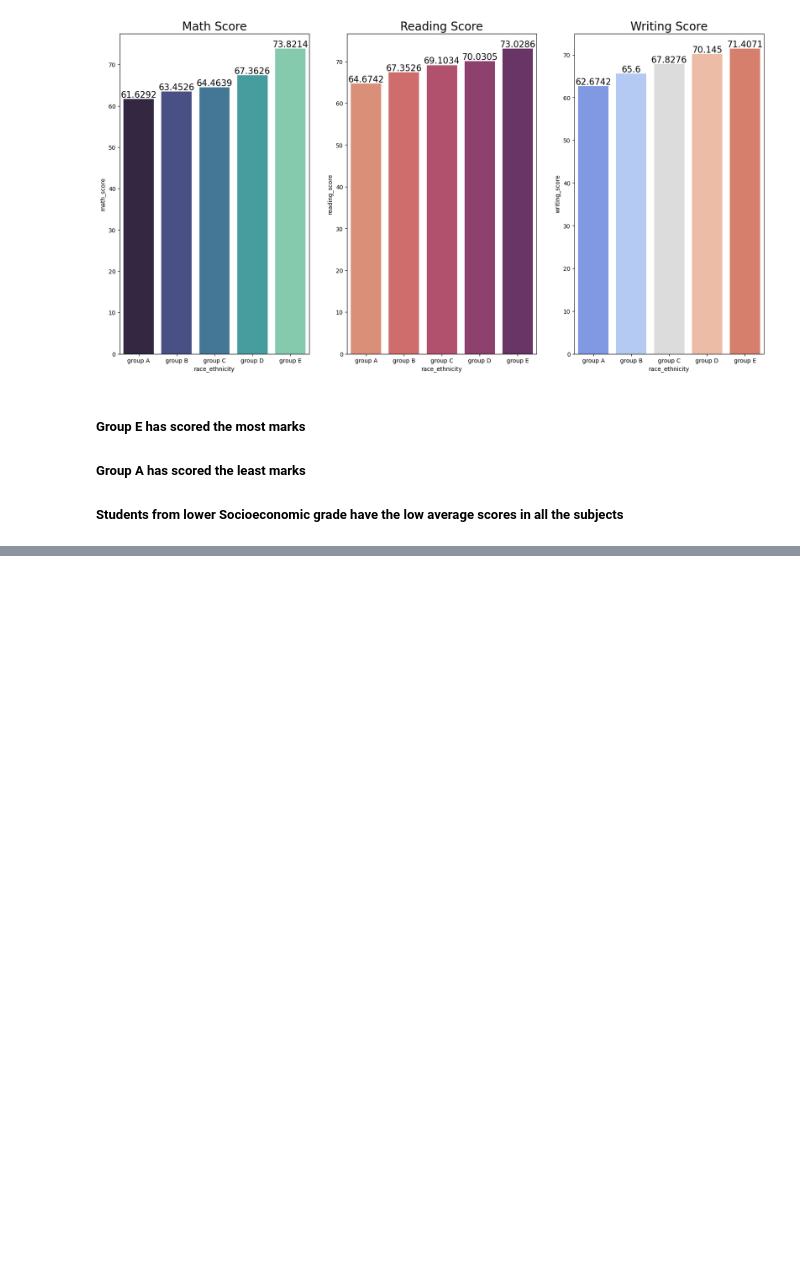
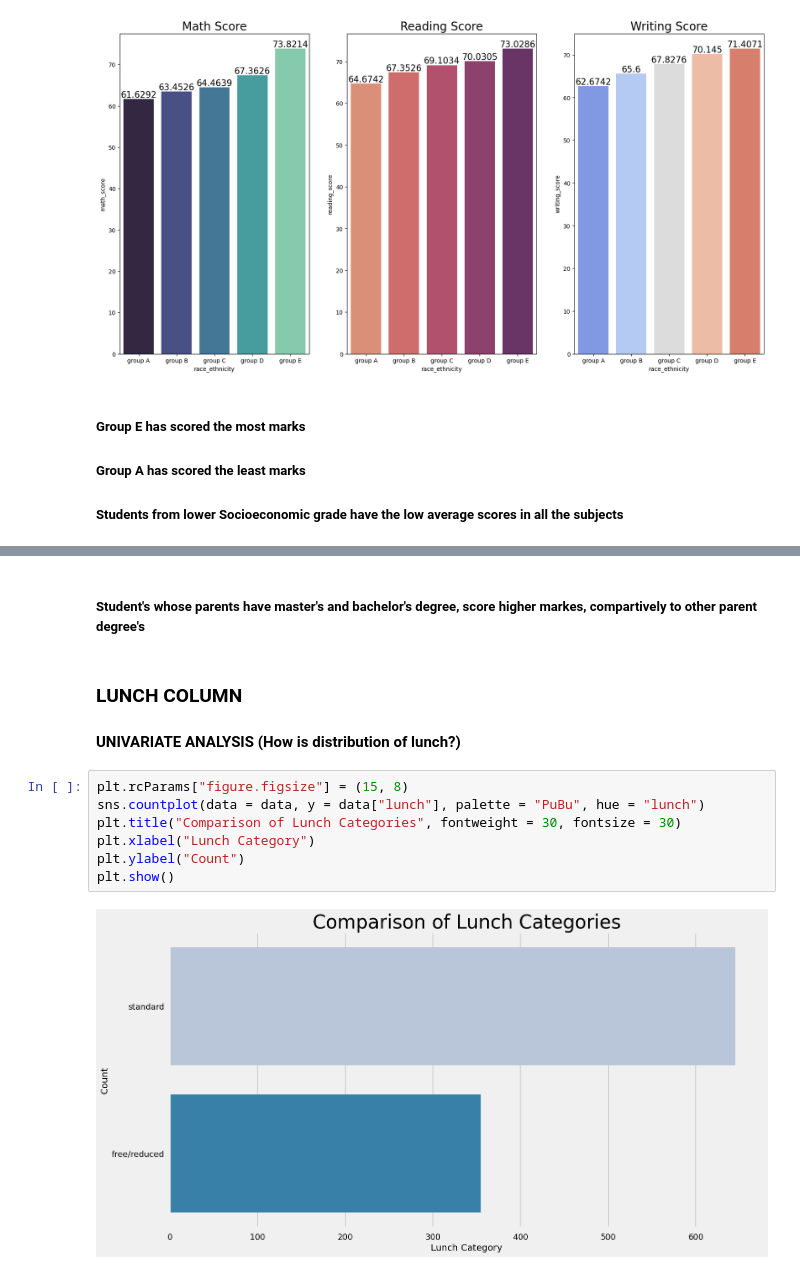
Before and after one commit to KR-16/MLPROJECTS, a Jupyter notebook: notebook/EDA.ipynb, the cells around one changed output, grey strips where cells are left out. Cells and saved outputs as stored; diff of their text form; blank space fills up the shorter version.

```diff
--- a/notebook/EDA.ipynb
+++ b/notebook/EDA.ipynb
@@ -468,0 +505,14 @@ plt.show()
+# %% [markdown]
+##### Student's whose parents have master's and bachelor's degree, score higher markes, compartively to other parent degree's
+# %% [markdown]
+### LUNCH COLUMN
+#### UNIVARIATE ANALYSIS (How is distribution of lunch?)
+# %%
+plt.rcParams["figure.figsize"] = (15, 8)
+sns.countplot(data = data, y = data["lunch"], palette = "PuBu", hue = "lunch")
+plt.title("Comparison of Lunch Categories", fontweight = 30, fontsize = 30)
+plt.xlabel("Lunch Category")
+plt.ylabel("Count")
+plt.show()
+# %% [output]
+[figure, added]
```
Also changed, not shown: parts of 19 cells of this notebook.
